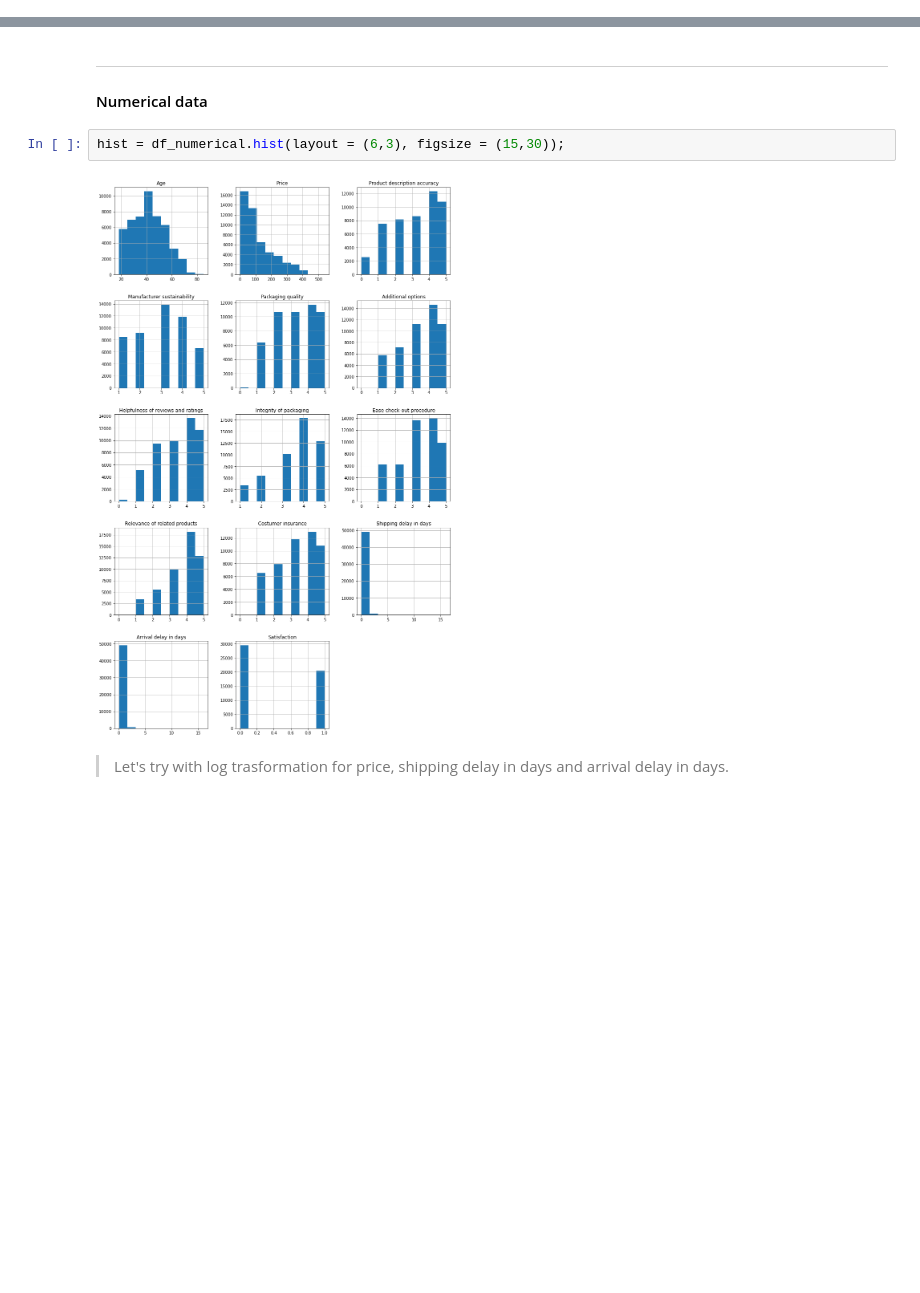
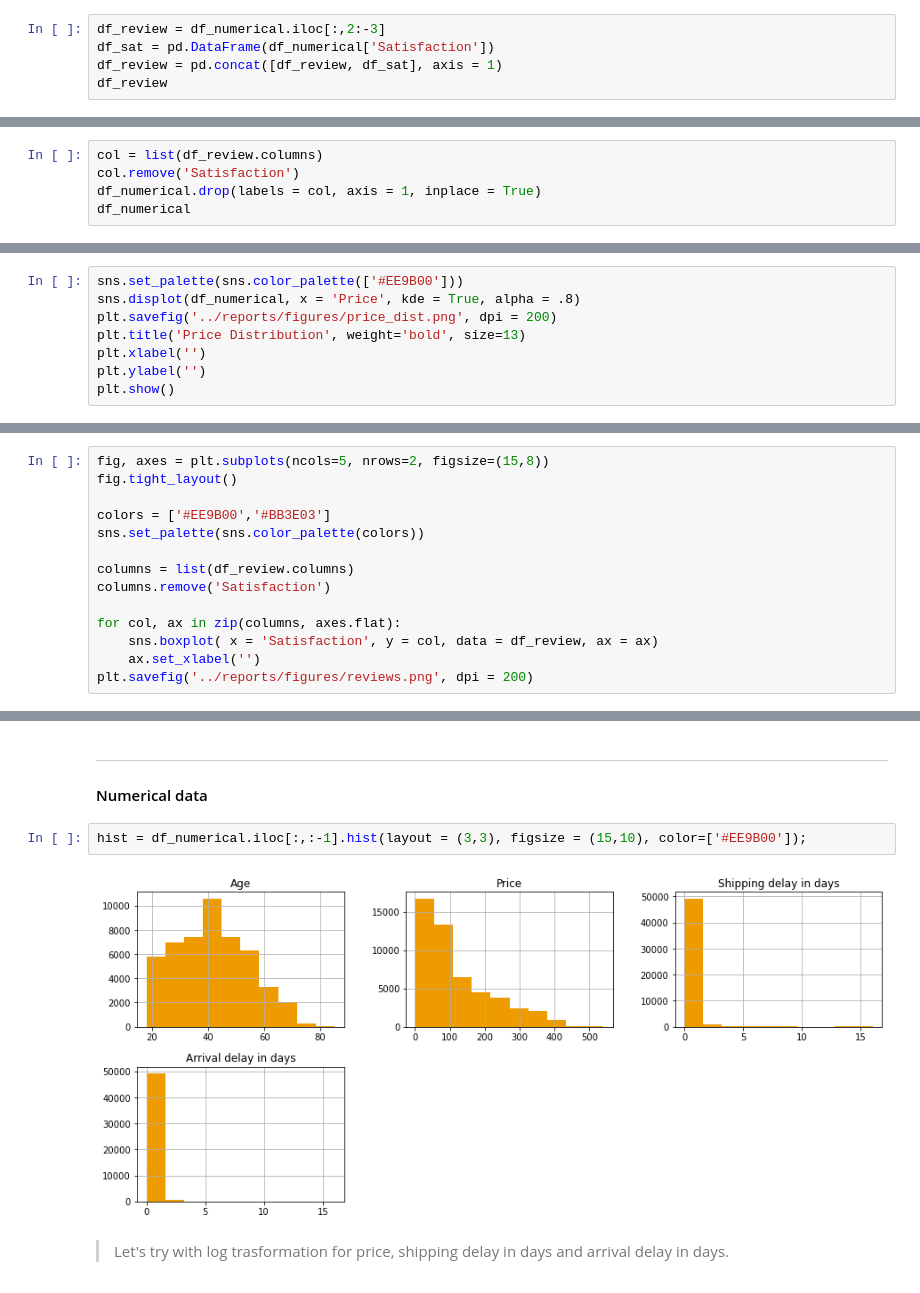
Before and after one commit to FedericoCantarelli/Customer-Satisfaction-Yojo, a Jupyter notebook: notebooks/2.0-fc-dataexploration.ipynb, the cells around one changed output, grey strips where cells are left out. Saved outputs shown, nothing was run; the diff lists cells and outputs as text; blank space fills up the shorter version.

```diff
--- a/notebooks/2.0-fc-dataexploration.ipynb
+++ b/notebooks/2.0-fc-dataexploration.ipynb
@@ -76,0 +74,5 @@ df_numerical.head()
+# %%
+df_review = df_numerical.iloc[:,2:-3]
+df_sat = pd.DataFrame(df_numerical['Satisfaction'])
+df_review = pd.concat([df_review, df_sat], axis = 1)
+df_review
@@ -76,0 +93,5 @@ df_numerical.head()
+# %%
+col = list(df_review.columns)
+col.remove('Satisfaction')
+df_numerical.drop(labels = col, axis = 1, inplace = True)
+df_numerical
@@ -76,0 +128,8 @@ df_numerical.head()
+# %%
+sns.set_palette(sns.color_palette(['#EE9B00']))
+sns.displot(df_numerical, x = 'Price', kde = True, alpha = .8)
+plt.savefig('../reports/figures/price_dist.png', dpi = 200)
+plt.title('Price Distribution', weight='bold', size=13)
+plt.xlabel('')
+plt.ylabel('')
+plt.show()
@@ -124,0 +315,14 @@ dummies.shape
+# %%
+fig, axes = plt.subplots(ncols=5, nrows=2, figsize=(15,8))
+fig.tight_layout()
+
+colors = ['#EE9B00','#BB3E03']
+sns.set_palette(sns.color_palette(colors))
+
+columns = list(df_review.columns)
+columns.remove('Satisfaction')
+
+for col, ax in zip(columns, axes.flat):
+    sns.boxplot( x = 'Satisfaction', y = col, data = df_review, ax = ax)
+    ax.set_xlabel('')
+plt.savefig('../reports/figures/reviews.png', dpi = 200)
@@ -126,9 +334,9 @@ dummies.shape
 ***
 #### Numerical data
 # %%
-hist = df_numerical.hist(layout = (6,3), figsize = (15,30));
+hist = df_numerical.iloc[:,:-1].hist(layout = (3,3), figsize = (15,10), color=['#EE9B00']);
 # %% [output]
-[figure, old version]
+[figure, new version]
 # %% [markdown]
 > Let's try with log trasformation for price, shipping delay in days and arrival delay in days.
 # %%
```
Also changed, not shown: parts of 57 cells of this notebook, 24 other files.
